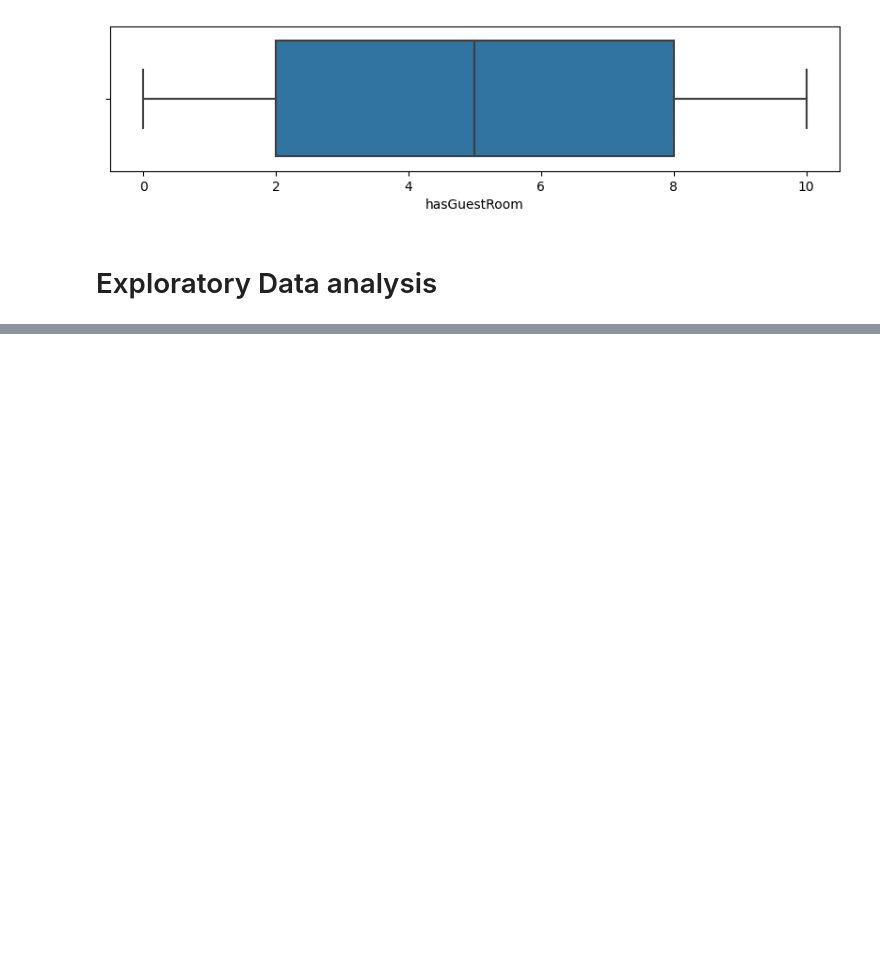
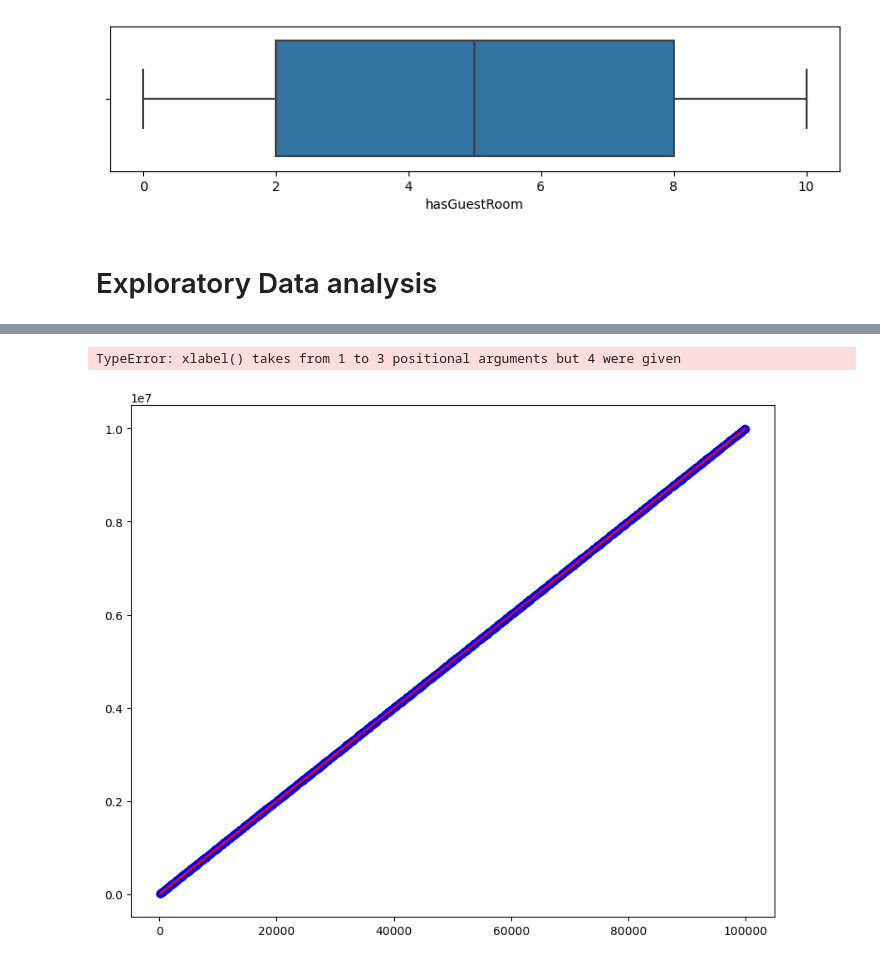
Before and after one commit to Tile28/Phase-2-Group-Project, a Jupyter notebook: Paris housing prediction model.ipynb, the cells around one changed output, grey strips where cells are left out. Saved outputs shown, nothing was run; the diff lists cells and outputs as text; code cells hidden in the pictures; blank space fills up the shorter version.

```diff
--- a/Paris housing prediction model.ipynb
+++ b/Paris housing prediction model.ipynb
@@ -423,0 +518,16 @@ X_test
+# %%
+_, ax = plt.subplots(figsize= (10, 8))
+
+plt.scatter(x_test, y_test, color= 'blue', label = 'data')
+
+plt.plot(x_test, reg.predict(x_test), color='red', label= ' Predicted Regression line')
+
+plt.xlabel('numberOfRooms', 'basement', 'attic', 'garage')
+plt.ylabel('price')
+plt.legend()
+plt.gca().spines['right'].set_visible(False)
+plt.gca().spines['right'].set_visible(False)
+plt.show()
+# %% [output]
+TypeError: xlabel() takes from 1 to 3 positional arguments but 4 were given
+[figure, added]
```
Also changed, not shown: parts of 24 cells of this notebook.
